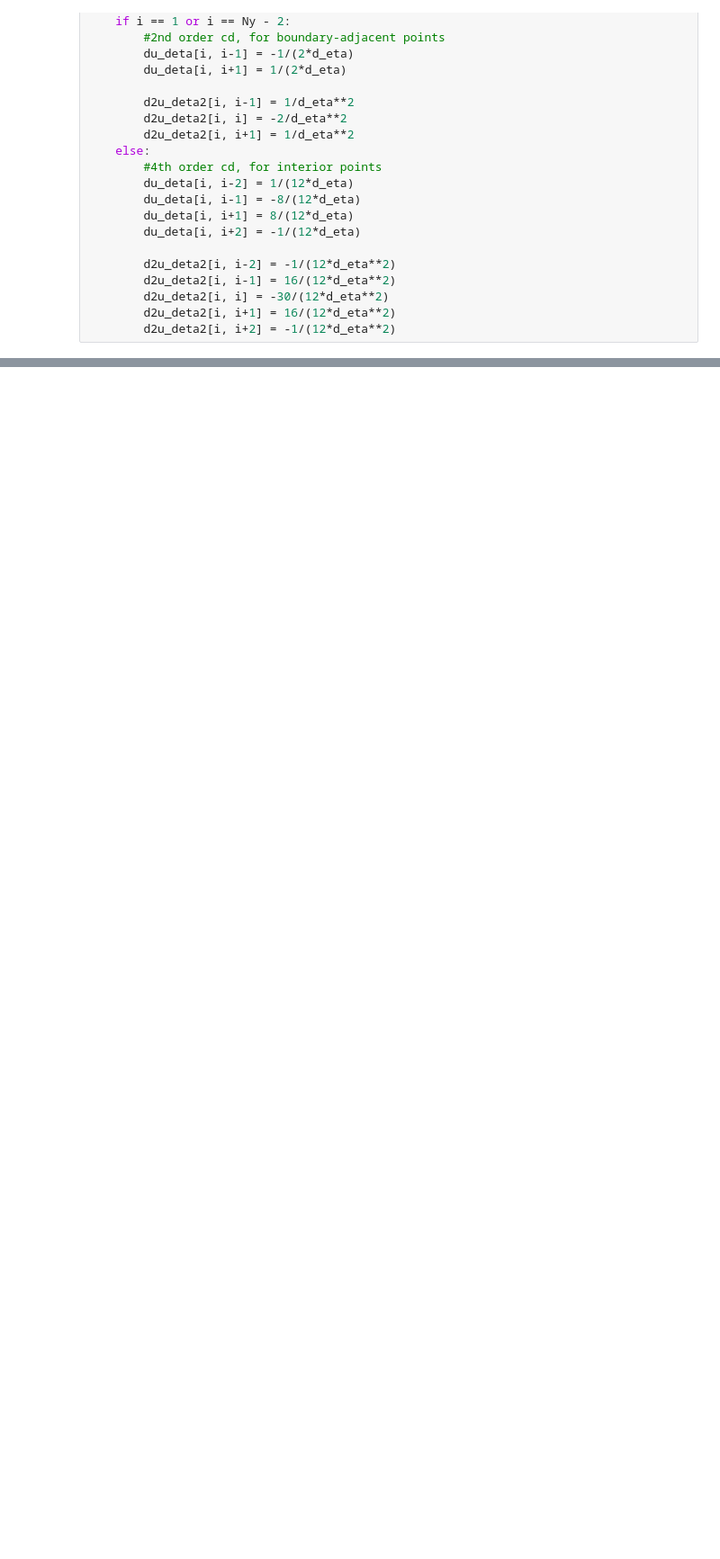
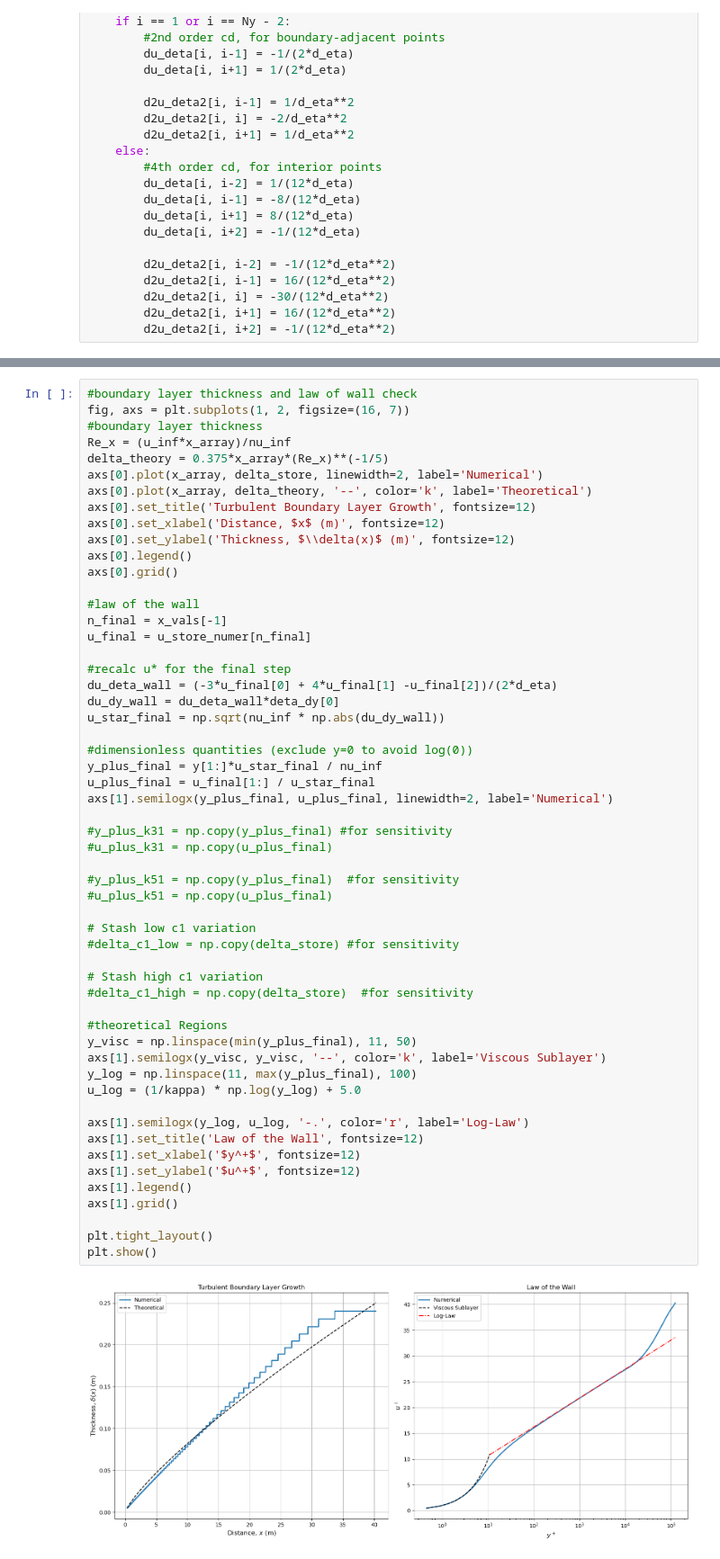
Before and after one commit to jhngms/CFD, a Jupyter notebook: Project_3/Gomes_John_Project_3.ipynb, the cells around one changed output, grey strips where cells are left out. Shown at 90% size. Saved outputs shown, nothing was run; the diff lists cells and outputs as text; blank space fills up the shorter version.

```diff
--- a/Project_3/Gomes_John_Project_3.ipynb
+++ b/Project_3/Gomes_John_Project_3.ipynb
@@ -230,0 +192,57 @@ x = 40.30m : C_f = 1.229178e-03
+# %%
+#boundary layer thickness and law of wall check
+fig, axs = plt.subplots(1, 2, figsize=(16, 7))
+#boundary layer thickness
+Re_x = (u_inf*x_array)/nu_inf
+delta_theory = 0.375*x_array*(Re_x)**(-1/5)
+axs[0].plot(x_array, delta_store, linewidth=2, label='Numerical')
+axs[0].plot(x_array, delta_theory, '--', color='k', label='Theoretical')
+axs[0].set_title('Turbulent Boundary Layer Growth', fontsize=12)
+axs[0].set_xlabel('Distance, $x$ (m)', fontsize=12)
+axs[0].set_ylabel('Thickness, $\\delta(x)$ (m)', fontsize=12)
+axs[0].legend()
+axs[0].grid()
+
+#law of the wall
+n_final = x_vals[-1]
+u_final = u_store_numer[n_final]
+
+#recalc u* for the final step
+du_deta_wall = (-3*u_final[0] + 4*u_final[1] -u_final[2])/(2*d_eta)
+du_dy_wall = du_deta_wall*deta_dy[0]
+u_star_final = np.sqrt(nu_inf * np.abs(du_dy_wall))
+
+#dimensionless quantities (exclude y=0 to avoid log(0))
+y_plus_final = y[1:]*u_star_final / nu_inf
+u_plus_final = u_final[1:] / u_star_final
+axs[1].semilogx(y_plus_final, u_plus_final, linewidth=2, label='Numerical')
+
+#y_plus_k31 = np.copy(y_plus_final) #for sensitivity
+#u_plus_k31 = np.copy(u_plus_final)
+
+#y_plus_k51 = np.copy(y_plus_final)  #for sensitivity
+#u_plus_k51 = np.copy(u_plus_final)
+
+# Stash low c1 variation
+#delta_c1_low = np.copy(delta_store) #for sensitivity
+
+# Stash high c1 variation
+#delta_c1_high = np.copy(delta_store)  #for sensitivity
+
+#theoretical Regions
+y_visc = np.linspace(min(y_plus_final), 11, 50)
+axs[1].semilogx(y_visc, y_visc, '--', color='k', label='Viscous Sublayer')
+y_log = np.linspace(11, max(y_plus_final), 100)
+u_log = (1/kappa) * np.log(y_log) + 5.0
+
+axs[1].semilogx(y_log, u_log, '-.', color='r', label='Log-Law')
+axs[1].set_title('Law of the Wall', fontsize=12)
+axs[1].set_xlabel('$y^+$', fontsize=12)
+axs[1].set_ylabel('$u^+$', fontsize=12)
+axs[1].legend()
+axs[1].grid()
+
+plt.tight_layout()
+plt.show()
+# %% [output]
+[figure, added]
```
Also changed, not shown: parts of 5 cells of this notebook.
